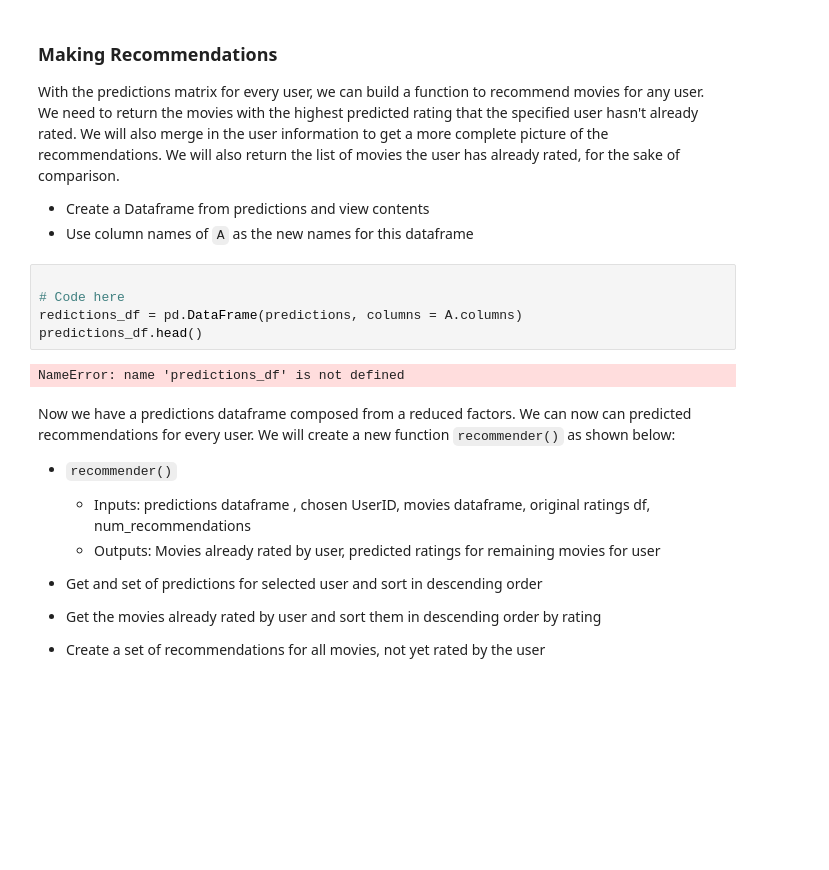
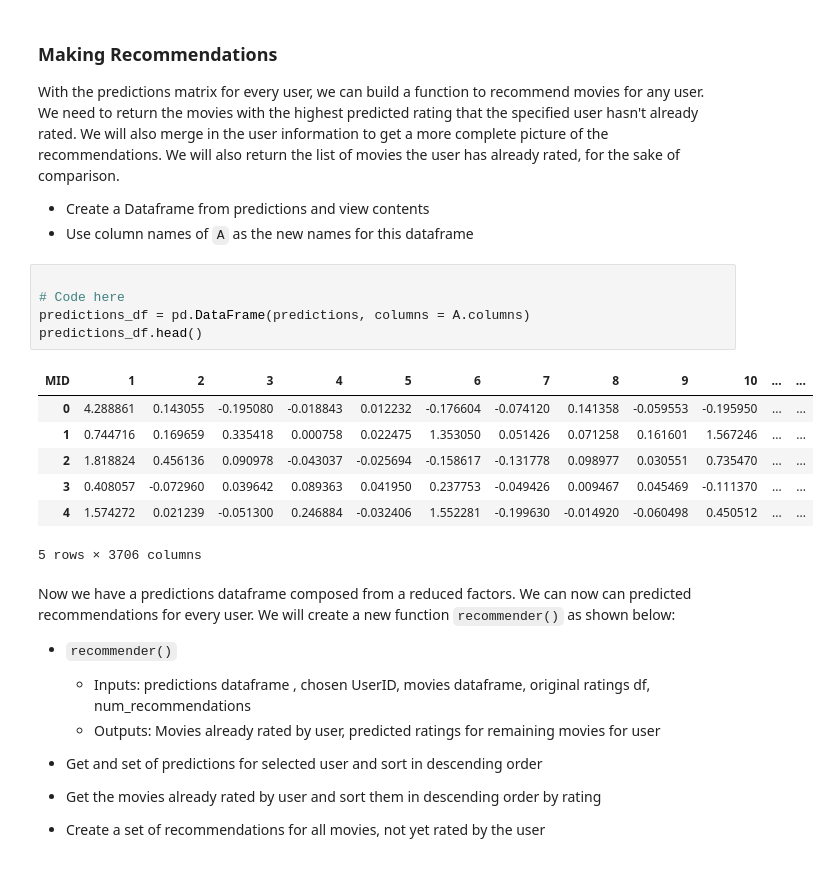
Before and after one commit to Botafogo1894/dsc-4-39-03-singular-value-decomposition-numpy-scipy-lab-nyc-career-ds-102218, a Jupyter notebook: index.ipynb, the cells around one changed output. Cells and saved outputs as stored; diff of their text form; blank space fills up the shorter version.

```diff
--- a/index.ipynb
+++ b/index.ipynb
@@ -196,10 +196,16 @@ With the predictions matrix for every user, we can build a function to recommend
 # %%
 
 # Code here
-redictions_df = pd.DataFrame(predictions, columns = A.columns)
+predictions_df = pd.DataFrame(predictions, columns = A.columns)
 predictions_df.head()
 # %% [output]
+| MID | 1 | 2 | 3 | 4 | 5 | 6 | 7 | 8 | 9 | 10 | ... | ... |
+| 0 | 4.288861 | 0.143055 | -0.195080 | -0.018843 | 0.012232 | -0.176604 | -0.074120 | 0.141358 | -0.059553 | -0.195950 | ... | ... |
+| 1 | 0.744716 | 0.169659 | 0.335418 | 0.000758 | 0.022475 | 1.353050 | 0.051426 | 0.071258 | 0.161601 | 1.567246 | ... | ... |
+| 2 | 1.818824 | 0.456136 | 0.090978 | -0.043037 | -0.025694 | -0.158617 | -0.131778 | 0.098977 | 0.030551 | 0.735470 | ... | ... |
+| 3 | 0.408057 | -0.072960 | 0.039642 | 0.089363 | 0.041950 | 0.237753 | -0.049426 | 0.009467 | 0.045469 | -0.111370 | ... | ... |
+| 4 | 1.574272 | 0.021239 | -0.051300 | 0.246884 | -0.032406 | 1.552281 | -0.199630 | -0.014920 | -0.060498 | 0.450512 | ... | ... |
-NameError: name 'predictions_df' is not defined
+5 rows × 3706 columns
 # %% [markdown]
 Now we have a predictions dataframe composed from a reduced factors. We can now can predicted recommendations for every user. We will create a new function `recommender()` as shown below:
 
```
